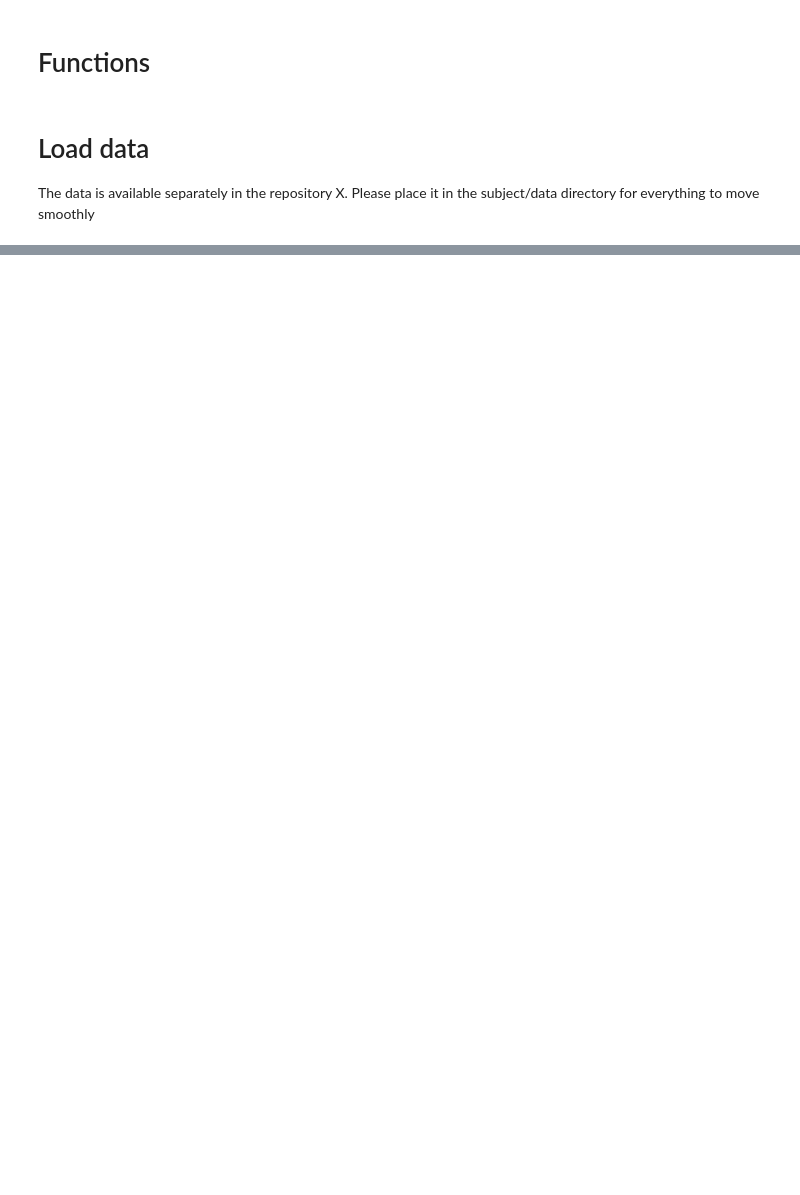
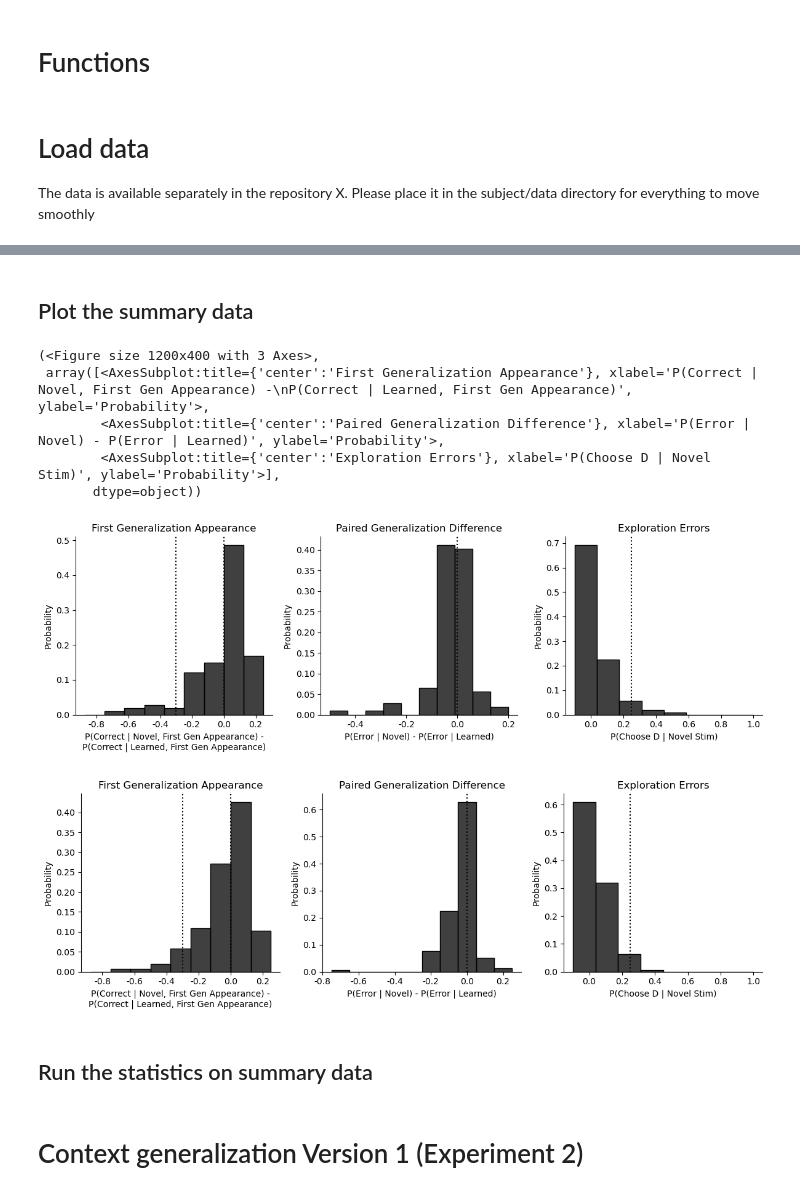
Before and after one commit to murraylab/instrumentalLatentStateLearning, a Jupyter notebook: subjects/subjectbehavioranalysis.ipynb, the cells around one changed output, grey strips where cells are left out. Cells and saved outputs as stored; diff of their text form; code cells hidden in the pictures; blank space fills up the shorter version.

```diff
--- a/subjects/subjectbehavioranalysis.ipynb
+++ b/subjects/subjectbehavioranalysis.ipynb
@@ -107,0 +61,54 @@ performance_categorization_mat, performance_learned_mat, performance_novel_mat,
+# %% [markdown]
+## Plot the summary data
+# %%
+perf_thresh = 0.5 # Performance threshold during the initial context for determining if a subject is included in generalization
+n_trials_back = 10 # Number of trials to look back to calculate performance
+save_bool = False # Whether to save the figure
+
+# Do it for the initial set of subjects
+data = data_EG_initial
+performance_mat_mn, _ = calcSubjectsGenAxis(data, attributes=['color', 'shape', 'texture'], n_trials_back=n_trials_back,
+                                            generalization_att='texture', perf_thresh=perf_thresh)
+generalization_difference = np.mean(performance_mat_mn[:,1,:] - performance_mat_mn[:,0,:],axis=0)
+first_response, first_target_bool, first_correct = subjectsCatGenFirstChoice(data,target_ans=3,block=1,perf_thresh=perf_thresh,n_trials_back=n_trials_back)
+generalize_D_prop = np.mean(first_target_bool,axis=1)
+first_gen_appearance_correct = calcSubjectsNovelExampleGenTaskFirstCorrectGen(data, thresh=perf_thresh,n_trials_back=n_trials_back)
+first_gen_appearance_correct_mn = np.mean(first_gen_appearance_correct,axis=0)
+first_gen_appearance_correct_mn_diff = first_gen_appearance_correct_mn[1,:] - first_gen_appearance_correct_mn[0,:]
+eg_metric_df_initial = pd.DataFrame({
+    'P(Error | Novel) - P(Error | Learned)': generalization_difference,
+    'P(Choose D | Novel Stim)': np.mean(first_target_bool,axis=1),
+    'P(Correct | Novel, First Gen Appearance) -\nP(Correct | Learned, First Gen Appearance)': first_gen_appearance_correct_mn[1,:] - first_gen_appearance_correct_mn[0,:]
+})
+plotExampleGenMetrics(eg_metric_df_initial, replication=False,save_bool=False,fig_dir='plots/subjects/',extension='svg',
+    fig_name='example_gen_metrics')
+plt.show()
+
+# Do it for the replication set of subjects
+data = data_EG_replication
+performance_mat_mn, _ = calcSubjectsGenAxis(data, attributes=['color', 'shape', 'texture'], n_trials_back=n_trials_back,
+                                            generalization_att='texture', perf_thresh=perf_thresh)
+generalization_difference = np.mean(performance_mat_mn[:,1,:] - performance_mat_mn[:,0,:],axis=0)
+first_response, first_target_bool, first_correct = subjectsCatGenFirstChoice(data,target_ans=3,block=1,perf_thresh=perf_thresh,n_trials_back=n_trials_back)
+generalize_D_prop = np.mean(first_target_bool,axis=1)
+first_gen_appearance_correct = calcSubjectsNovelExampleGenTaskFirstCorrectGen(data, thresh=perf_thresh,n_trials_back=n_trials_back)
+first_gen_appearance_correct_mn = np.mean(first_gen_appearance_correct,axis=0)
+first_gen_appearance_correct_mn_diff = first_gen_appearance_correct_mn[1,:] - first_gen_appearance_correct_mn[0,:]
+eg_metric_df_replication = pd.DataFrame({
+    'P(Error | Novel) - P(Error | Learned)': generalization_difference,
+    'P(Choose D | Novel Stim)': np.mean(first_target_bool,axis=1),
+    'P(Correct | Novel, First Gen Appearance) -\nP(Correct | Learned, First Gen Appearance)': first_gen_appearance_correct_mn[1,:] - first_gen_appearance_correct_mn[0,:]
+})
+plotExampleGenMetrics(eg_metric_df_replication, replication=True,save_bool=False,fig_dir='plots/subjects/',extension='svg',
+    fig_name='example_gen_metrics')
+plt.show()
+# %% [output]
+(<Figure size 1200x400 with 3 Axes>,
+ array([<AxesSubplot:title={'center':'First Generalization Appearance'}, xlabel='P(Correct | Novel, First Gen Appearance) -\nP(Correct | Learned, First Gen Appearance)', ylabel='Probability'>,
+        <AxesSubplot:title={'center':'Paired Generalization Difference'}, xlabel='P(Error | Novel) - P(Error | Learned)', ylabel='Probability'>,
+        <AxesSubplot:title={'center':'Exploration Errors'}, xlabel='P(Choose D | Novel Stim)', ylabel='Probability'>],
+       dtype=object))
+[figure, added]
+[figure, added]
+# %% [markdown]
+## Run the statistics on summary data
@@ -107,0 +127,2 @@ performance_categorization_mat, performance_learned_mat, performance_novel_mat,
+# %% [markdown]
+# Context generalization Version 1 (Experiment 2)
```
Also changed, not shown: parts of 20 cells of this notebook, 3 other files.
